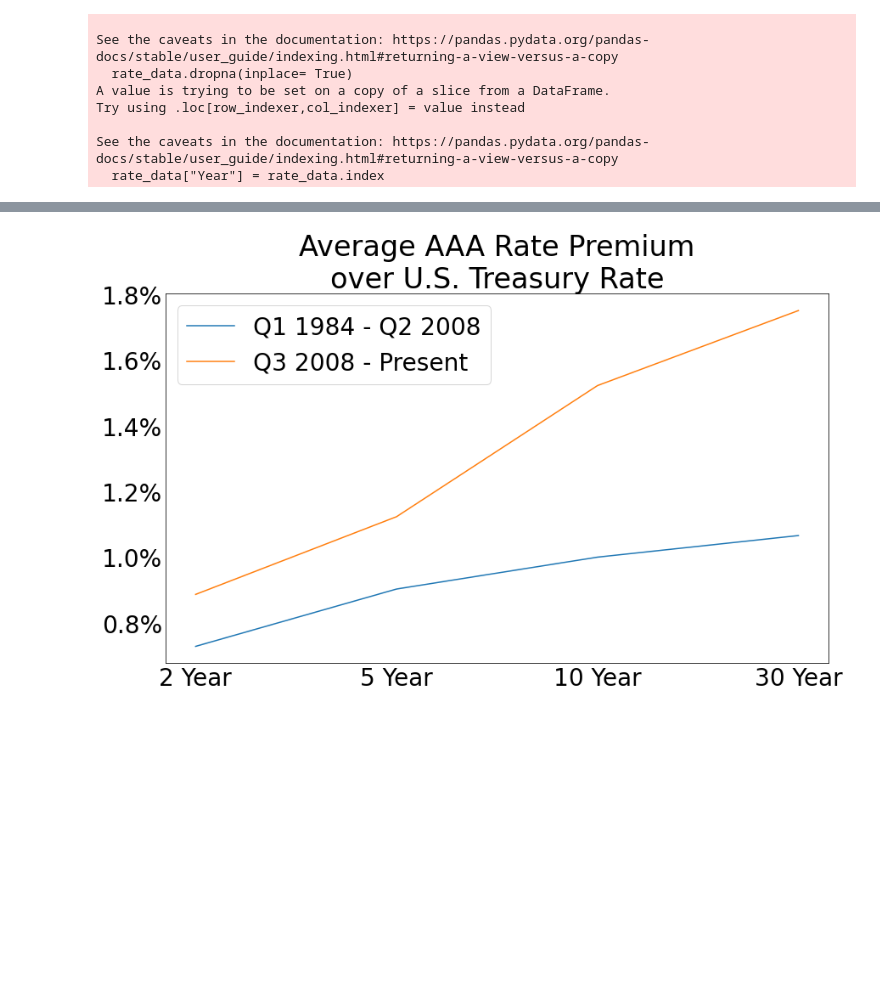
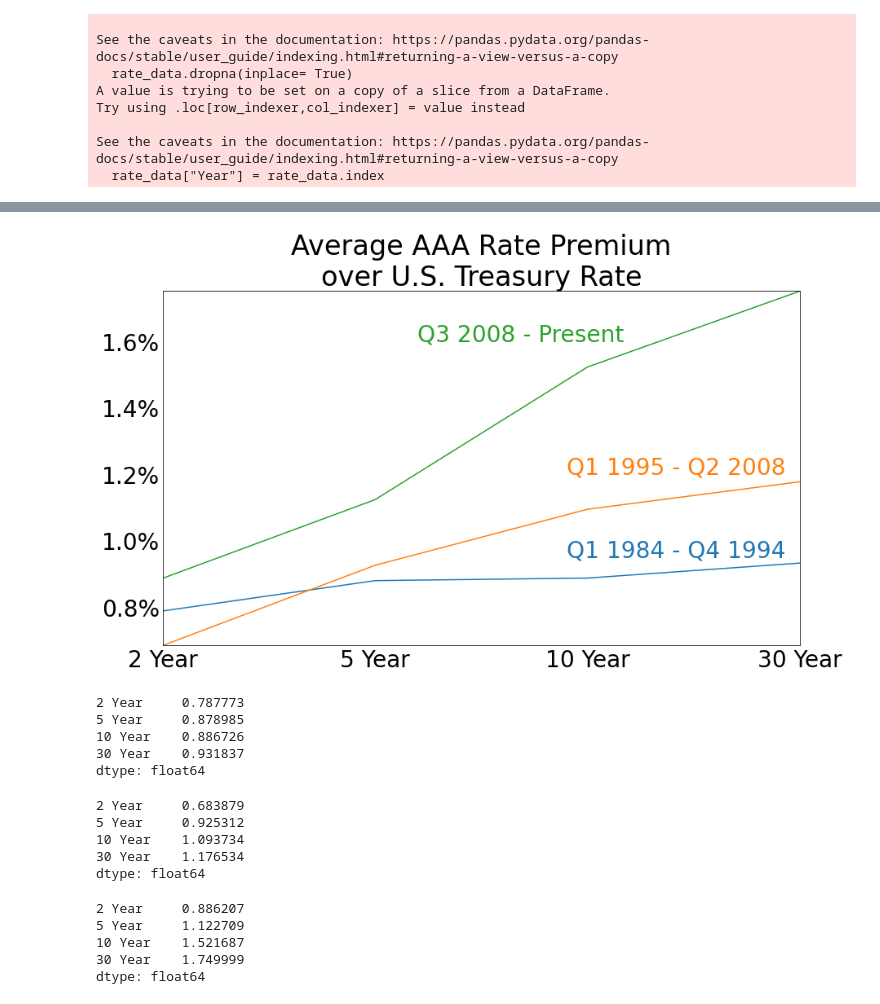
Before and after one commit to jlcatonjr/Learn-Python-for-Stats-and-Econ, a Jupyter notebook: Projects/SMP Data/Lending Monthly.ipynb, the cells around one changed output, grey strips where cells are left out. Saved outputs shown, nothing was run; the diff lists cells and outputs as text; code cells hidden in the pictures; blank space fills up the shorter version.

```diff
--- a/Projects/SMP Data/Lending Monthly.ipynb
+++ b/Projects/SMP Data/Lending Monthly.ipynb
@@ -196,7 +199,16 @@ if "data_gathered" not in locals():
 #         data[key + " % change"] = data[key].pct_change(year) * 100
 #         data["Log " + key]= np.log(data[key])
     data["Currency in Circulation / Total Assets"] = data["Currency in Circulation"].div(data["Balance Sheet: Total Assets"])
-
+    data["Total Debt"] =data["Total Debt"].mul(1000)
+    data["Federal Debt"] =data["Federal Debt"].mul(1000)
+    data["State and Local Debt"] =data["State and Local Debt"].mul(1000)
+    data["Nominal GDP"]=data["Nominal GDP"].mul(1000)
+    data["Public Debt"] = data["Federal Debt"].add(data["State and Local Debt"])
+    data["Private Debt"] = data["Total Debt"].sub(data["Public Debt"])
+    data["Public Debt / GDP"] = data["Public Debt"].div(data["Nominal GDP"]).mul(100)
+    data["Private Debt / GDP"] = data["Private Debt"].div(data["Nominal GDP"]).mul(100)
+    data["Public Debt / Private Debt"] = data["Public Debt"].div(data["Private Debt"]).mul(100)
+    data["Public Debt / Total Debt"] = data["Public Debt"].div(data["Total Debt"]).mul(100)
     data["Aaa and 10 Year Treasury Rate Spread"] = data["Aaa Rate"].sub(data["10 Year Treasury Rate"])
     data["AAA - FFR"] = data["Aaa Rate"].sub(data["Federal Funds Rate"])
 
@@ -330,13 +343,47 @@ pp.close()
 # %%
+plt.rcParams['axes.xmargin'] = 0
+plt.rcParams['axes.ymargin'] = 0
+
 fig, ax = plt.subplots(figsize = (14,8))
-rate_data.loc[:"2008-07-31", rates].mean().plot(ax = ax, label = "Q1 1984 - Q2 2008")
-rate_data.loc["2008-10-31":, rates].mean().plot(ax = ax, label = "Q3 2008 - Present")
-plt.legend()
+label1 = "Q1 1984 - Q4 1994"
+label2 = "Q1 1995 - Q2 2008"
+label3 = "Q3 2008 - Present"
+rate_data.loc[:"1994-10-31", rates].mean().plot(ax = ax, label = label1)
+rate_data.loc["1995-01-31":"2008-07-31", rates].mean().plot(ax = ax, label = label2)
+rate_data.loc["2008-10-31":, rates].mean().plot(ax = ax, label = label3)
+ax.text(1.9, .95, label1, color = "C0")
+ax.text(1.9, 1.2, label2, color = "C1")
+ax.text(1.2, 1.6, label3, color = "C2")
+
 plt.title("Average AAA Rate Premium\nover U.S. Treasury Rate")
 ax.set_yticklabels(str(round(label, 1)) + "%" for label in ax.get_yticks())
 ax.tick_params(axis=u'both', which=u'both',length=0)
 # %% [output]
-[figure, old version]
+[figure, new version]
+# %%
+rate_data.loc[:"1994-10-31", rates].mean()
+# %% [output]
+2 Year     0.787773
+5 Year     0.878985
+10 Year    0.886726
+30 Year    0.931837
+dtype: float64
+# %%
+rate_data.loc["1995-01-31":"2008-07-31", rates].mean()
+# %% [output]
+2 Year     0.683879
+5 Year     0.925312
+10 Year    1.093734
+30 Year    1.176534
+dtype: float64
+# %%
+rate_data.loc["2008-10-31":, rates].mean()
+# %% [output]
+2 Year     0.886207
+5 Year     1.122709
+10 Year    1.521687
+30 Year    1.749999
+dtype: float64
 # %%
 fig, ax = plt.subplots(figsize = (14,8))
 rate_data.loc[:"2007", rates].mean().plot(ax = ax, label = "1984 - 2007")
```
Also changed, not shown: parts of 14 cells of this notebook, 5 other files.
